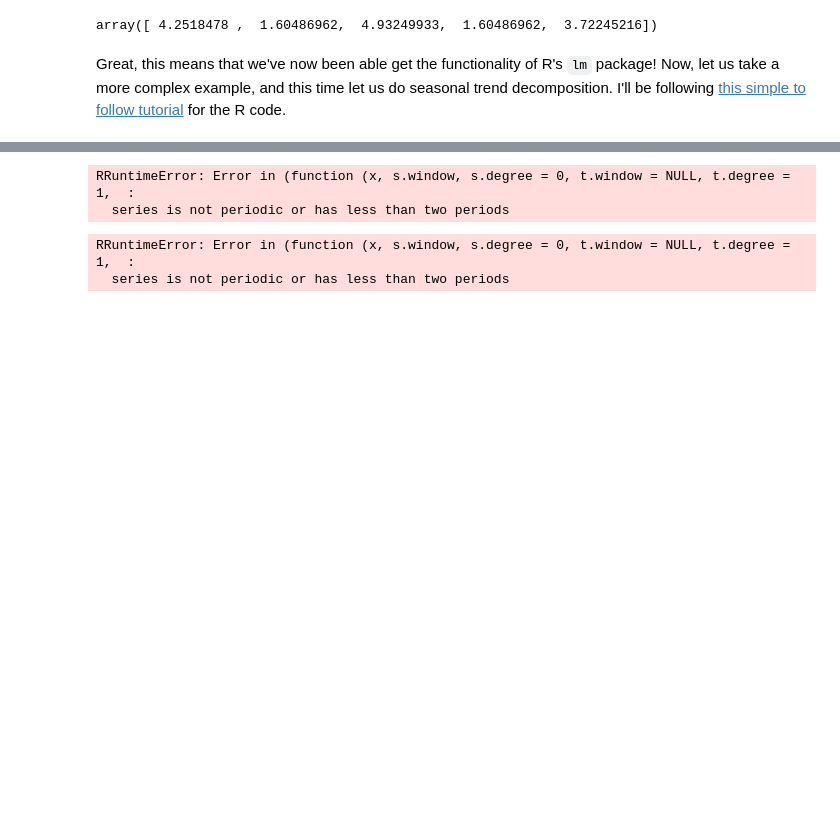
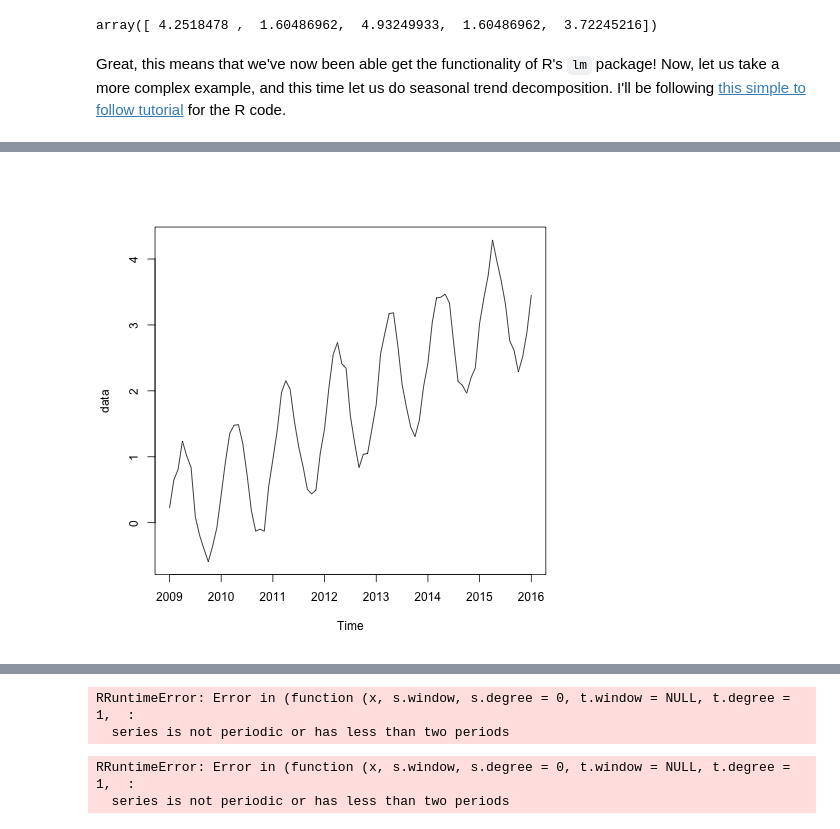
Before and after one commit to gowanpeter/nipunbatra.github.io, a Jupyter notebook: downloads/notebooks/HelloR.ipynb, the cells around one changed output, grey strips where cells are left out. Cells and saved outputs as stored; diff of their text form; code cells hidden in the pictures; blank space fills up the shorter version.

```diff
--- a/downloads/notebooks/HelloR.ipynb
+++ b/downloads/notebooks/HelloR.ipynb
@@ -390,0 +555,4 @@ print rd.
+# %%
+Image("/Users/nipunbatra/Desktop/ts_1.png")
+# %% [output]
+[figure, added]
```
Also changed, not shown: parts of 53 cells of this notebook, 3 other files.
